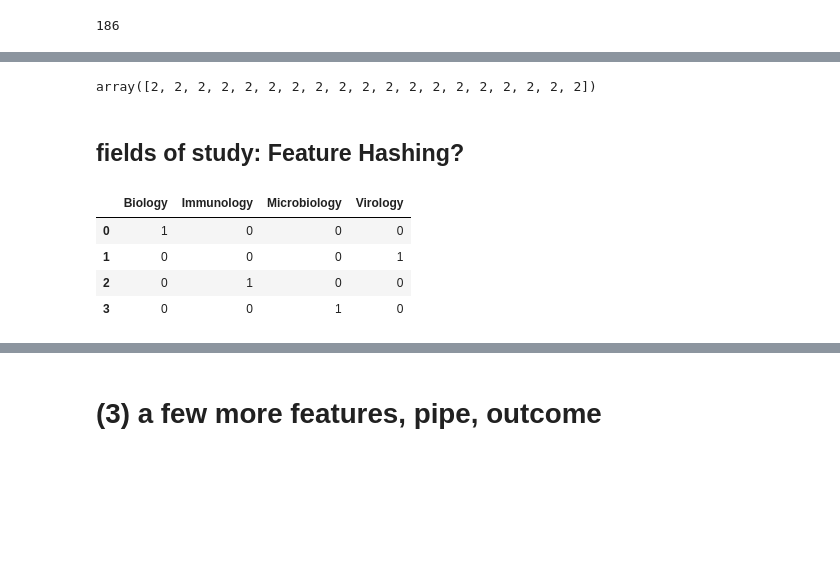
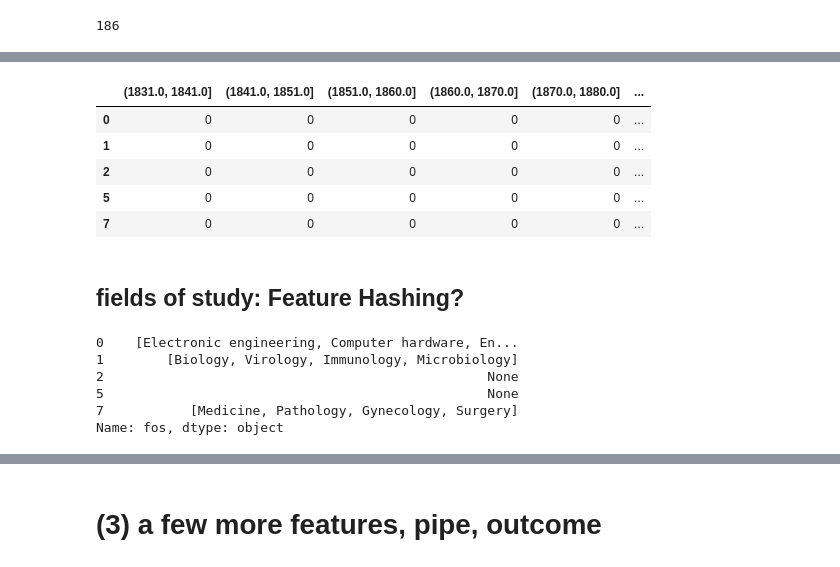
Before and after one commit to alicezheng/feature-engineering-book, a Jupyter notebook: End-to-End Example 1 - Academic paper recommender.ipynb, the cells around one changed output, grey strips where cells are left out. Cells and saved outputs as stored; diff of their text form; code cells hidden in the pictures; blank space fills up the shorter version.

```diff
--- a/End-to-End Example 1 - Academic paper recommender.ipynb
+++ b/End-to-End Example 1 - Academic paper recommender.ipynb
@@ -285,13 +250,12 @@ pd.get_dummies(new_df['yearBinned'])
-# %%
-# need to turn categories into columns, then mark w/ 1 or 0 for each
-# sklearn to the rescue!
-
-from sklearn.preprocessing import OneHotEncoder
-enc = OneHotEncoder()
-
-enc.fit(pd.get_dummies(new_df['yearBinned']))
-enc.n_values_
-# %% [output]
-array([2, 2, 2, 2, 2, 2, 2, 2, 2, 2, 2, 2, 2, 2, 2, 2, 2, 2, 2])
+# %%
+new_df = pd.get_dummies(temp_df['yearBinned'])
+new_df.head()
+# %% [output]
+|  | (1831.0, 1841.0] | (1841.0, 1851.0] | (1851.0, 1860.0] | (1860.0, 1870.0] | (1870.0, 1880.0] | ... |
+| 0 | 0 | 0 | 0 | 0 | 0 | ... |
+| 1 | 0 | 0 | 0 | 0 | 0 | ... |
+| 2 | 0 | 0 | 0 | 0 | 0 | ... |
+| 5 | 0 | 0 | 0 | 0 | 0 | ... |
+| 7 | 0 | 0 | 0 | 0 | 0 | ... |
 # %% [markdown]
 ## fields of study: Feature Hashing?
@@ -298,11 +265,9 @@ array([2, 2, 2, 2, 2, 2, 2, 2, 2, 2, 2, 2, 2, 2, 2, 2, 2, 2, 2])
 # %%
-model_df['fos'].head()
+fos_df['fos'].head()
+# %% [output]
+0    [Electronic engineering, Computer hardware, En...
+1        [Biology, Virology, Immunology, Microbiology]
+2                                                 None
+5                                                 None
+7           [Medicine, Pathology, Gynecology, Surgery]
+Name: fos, dtype: object
-# %%
-# sklearn FeatureHasher
-pd.get_dummies(model_df['fos'][1])
-# %% [output]
-|  | Biology | Immunology | Microbiology | Virology |
-| 0 | 1 | 0 | 0 | 0 |
-| 1 | 0 | 0 | 0 | 1 |
-| 2 | 0 | 1 | 0 | 0 |
-| 3 | 0 | 0 | 1 | 0 |
```
Also changed, not shown: parts of 10 cells of this notebook.
